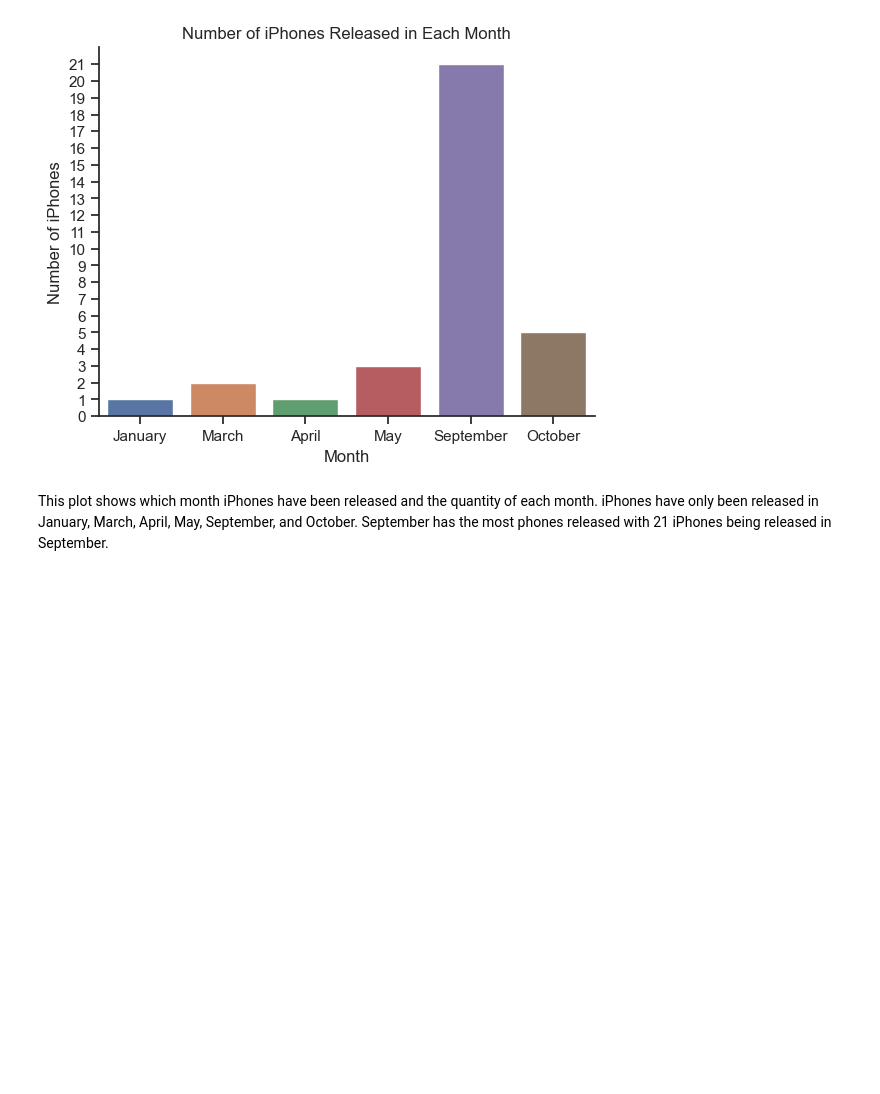
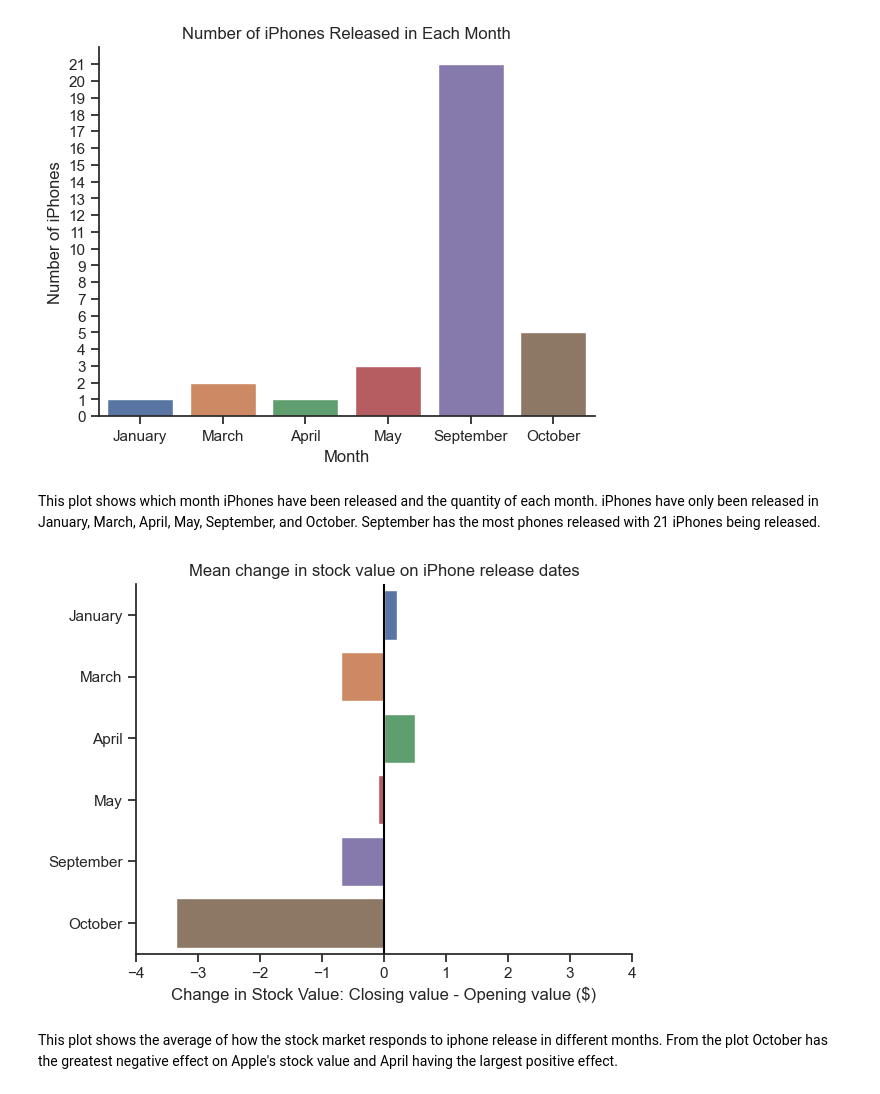
Before and after one commit to ubco-W2022T2-data301/project-group-group11, a Jupyter notebook: analysis/analysis1.ipynb, the cells around one changed output. Cells and saved outputs as stored; diff of their text form; code cells hidden in the pictures; blank space fills up the shorter version.

```diff
--- a/analysis/analysis1.ipynb
+++ b/analysis/analysis1.ipynb
@@ -261,4 +262,16 @@ plt.show()
 # %% [output]
 [figure]
 # %% [markdown]
-This plot shows which month iPhones have been released and the quantity of each month. iPhones have only been released in January, March, April, May, September, and October. September has the most phones released with 21 iPhones being released in September.
+This plot shows which month iPhones have been released and the quantity of each month. iPhones have only been released in January, March, April, May, September, and October. September has the most phones released with 21 iPhones being released.
+# %%
+mean_change_by_month = iphone_released_df.groupby(iphone_released_df['Date'].dt.month)['Change'].mean()
+sns.barplot(y=[calendar.month_name[i] for i in mean_change_by_month.index], x=mean_change_by_month.values)
+plt.title("Mean change in stock value on iPhone release dates")
+plt.xlabel("Change in Stock Value: Closing value - Opening value ($)")
+plt.axvline(x=0, color='black')
+plt.xlim(-4, 4)
+plt.show()
+# %% [output]
+[figure, added]
+# %% [markdown]
+This plot shows the average of how the stock market responds to iphone release in different months. From the plot October has the greatest negative effect on Apple's stock value and April having the largest positive effect.
```
Also changed, not shown: parts of 7 cells of this notebook.
